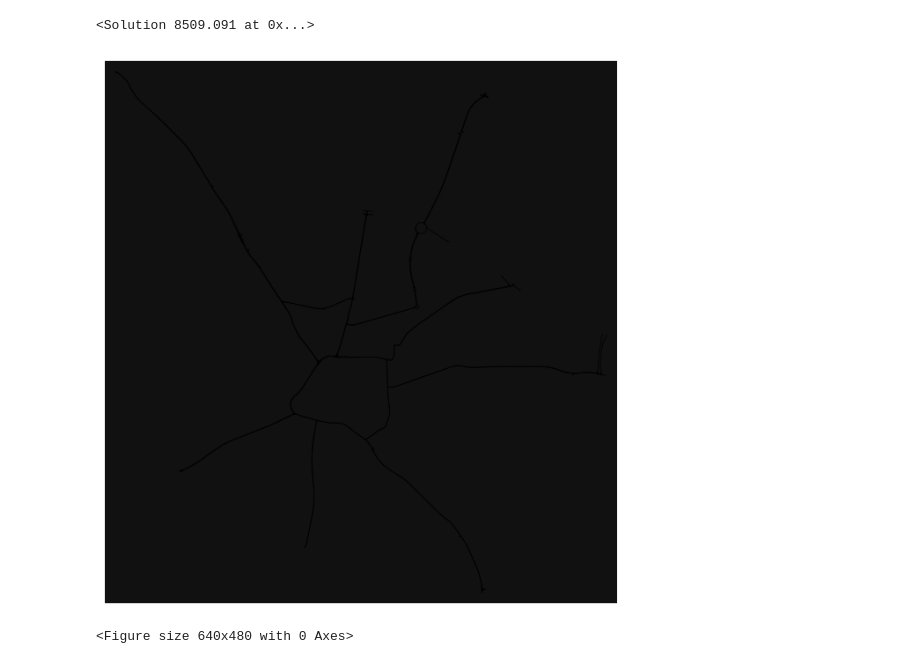
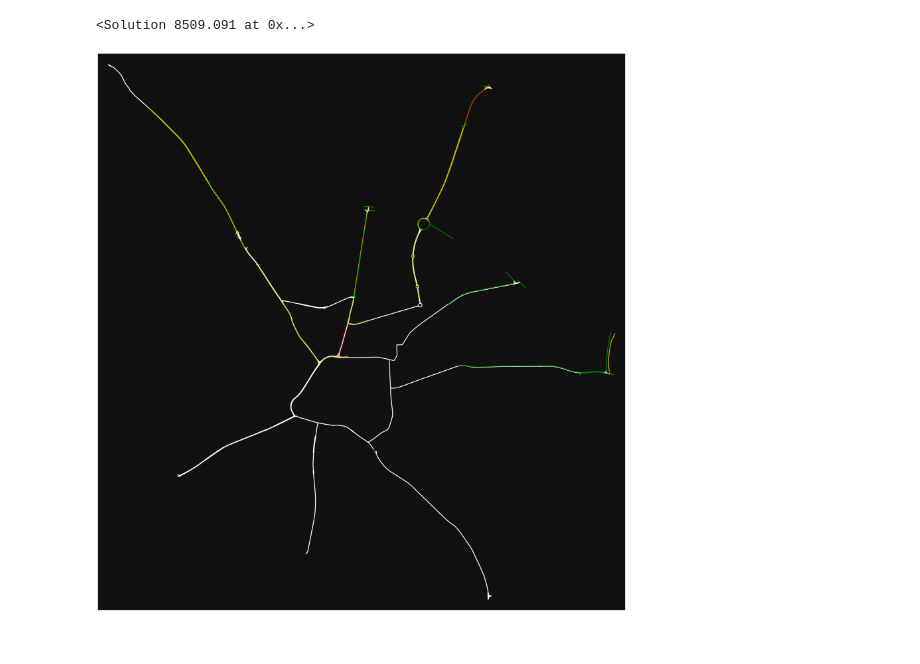
Before and after one commit to nutrija7/diplomska, a Jupyter notebook: new.ipynb, the cells around one changed output. Saved outputs shown, nothing was run; the diff lists cells and outputs as text; code cells hidden in the pictures.

Commit message:
Model with FBA

```diff
--- a/new.ipynb
+++ b/new.ipynb
@@ -44,15 +44,16 @@ for i, row in edges.iterrows():
         # dvosmerna cesta
         # število pasov (lanes) je ponekod tabela vrednosti, tam vzamemo povprečje, poleg tega število pasov delimo z 2, ker se štejejo za obe smeri
         # za maxspeed tudi vzamemo povprečje, saj je ponekod več kot ena vrednost
-        tmp1 = {"u" : u, "v" : v, "osmid" : attr['osmid'], "lanes" : average(attr['lanes']) / 2, "name" : attr['name'], "maxspeed" : average(attr['maxspeed']), "length" : attr['length'], "geometry" : attr['geometry']}
+        # atribut artificial dodan, da vem, katere ceste so umetno dodane in niso originalno v edges
+        tmp1 = {"u" : u, "v" : v, "osmid" : attr['osmid'], "lanes" : average(attr['lanes']) / 2, "name" : attr['name'], "maxspeed" : average(attr['maxspeed']), "length" : attr['length'], "geometry" : attr['geometry'], "artificial": False}
         edges_list.append(tmp1)
-        tmp2 = {"u" : v, "v" : u, "osmid" : attr['osmid'], "lanes" : average(attr['lanes']) / 2, "name" : attr['name'], "maxspeed" : average(attr['maxspeed']), "length" : attr['length'], "geometry" : attr['geometry']}
+        tmp2 = {"u" : v, "v" : u, "osmid" : attr['osmid'], "lanes" : average(attr['lanes']) / 2, "name" : attr['name'], "maxspeed" : average(attr['maxspeed']), "length" : attr['length'], "geometry" : attr['geometry'], "artificial": True}
         edges_list.append(tmp2)
     else:
         # enosmerna cesta
         # število pasov (lanes) je ponekod tabela vrednosti, tam vzamemo povprečje
         # za maxspeed tudi vzamemo povprečje, saj je ponekod več kot ena vrednost
-        tmp = {"u" : u, "v" : v, "osmid" : attr['osmid'], "lanes" : average(attr['lanes']), "name" : attr['name'], "maxspeed" : average(attr['maxspeed']), "length" : attr['length'], "geometry" : attr['geometry']}
+        tmp = {"u" : u, "v" : v, "osmid" : attr['osmid'], "lanes" : average(attr['lanes']), "name" : attr['name'], "maxspeed" : average(attr['maxspeed']), "length" : attr['length'], "geometry" : attr['geometry'], "artificial": False}
         edges_list.append(tmp)
 
 #edges_list
@@ -277,21 +278,66 @@ print(solution)
 # %% [output]
 <Solution 8509.091 at 0x...>
 # %%
-cf = '["highway"~"primary"]'
-graph = ox.graph_from_place("Ljubljana, Slovenia", network_type="drive", custom_filter=cf, simplify="False")
-fig, ax = ox.plot_graph(ox.project_graph(graph), edge_color="k", edge_linewidth=0.5, node_size=0)
+# analiziramo pretoke po cestah in jih shranimo v tabelo, tam kjer so umetno ločene dvosmerne ceste (v edges_list je artificial = True), bomo naredili
+# vsoto pretoka v obeh smereh
+edges_fluxes = [0] * len(G.edges)
+# ker so reakcije oblike: Mx-intersection -> Mz, Mz -> My-intersection, moramo voditi evidenco, da ne bomo pretoka dodajali 2x
+ze_dodano = [False] * len(G.edges)
+ze_dodano_artificial = [False] * len(G.edges)
+for reaction in model.reactions:
+    # indeks metabolitov, ki niso intersection, je položaj ceste v edges_list
+    try:
+        r1 = reaction.reactants[0].id.split('-')[0].split('M')[1]
+        r1 = int(r1)
+    except Exception:
+        r1 = -1
 
-# Now, change the width of specific edges (motorways) to a different value
-for edge in graph.edges:
-    graph[edge[0]][edge[1]][0]["width"] = 5.0  # Set the desired width (e.g., 5.0)
+    try:
+        p1 = reaction.products[0].id.split('-')[0].split('M')[1]
+        p1 = int(p1)
+    except Exception:
+        p1 = -1
 
-# Plot the graph again with the updated edge widths
-ox.plot_graph(ox.project_graph(graph), ax=ax, edge_color="k", edge_linewidth=0.5, node_size=0)
+    if r1 >= 0 and r1 < len(edges_list):
+        target_osmid_list = edges_list[r1]['osmid']
+        mask = edges['osmid'].apply(lambda osmids: osmids == target_osmid_list)
+        indeks = list(mask).index(True)
+        # dvosmerna cesta
+        if not ze_dodano_artificial[indeks] and edges_list[r1]['artificial']:
+            edges_fluxes[indeks] += solution.fluxes[reaction.id]
+            ze_dodano_artificial[indeks] = True
+        else:
+            if not ze_dodano[indeks]:
+                edges_fluxes[indeks] = solution.fluxes[reaction.id]
+                ze_dodano[indeks] = True
+    elif p1 >= 0 and p1 < len(edges_list):
+        target_osmid_list = edges_list[p1]['osmid']
+        mask = edges['osmid'].apply(lambda osmids: osmids == target_osmid_list)
+        indeks = list(mask).index(True)
+        # dvosmerna cesta
+        if not ze_dodano_artificial[indeks] and edges_list[p1]['artificial']:
+            edges_fluxes[indeks] += solution.fluxes[reaction.id]
+            ze_dodano_artificial[indeks] = True
+        else:
+            if not ze_dodano[indeks]:
+                edges_fluxes[indeks] = solution.fluxes[reaction.id]
+                ze_dodano[indeks] = True
 
-plt.show()
+
+barve = ['']*len(G.edges)
+for i in range(len(G.edges)):
+    if edges_fluxes[i] < 200:
+        barve[i] = 'w'
+    elif edges_fluxes[i] >= 200 and edges_fluxes[i] <= 2000:
+        barve[i] = 'g'
+    elif edges_fluxes[i] > 2000 and edges_fluxes[i] < 3500:
+        barve[i] = 'y'
+    else:
+        barve[i] = 'r'
+
+fig, ax = ox.plot_graph(G, figsize=(58.33, 38.57), dpi=100, node_size=0, edge_color=barve, edge_linewidth=3)
 # %% [output]
-[figure, old version]
+[figure, new version]
-<Figure size 640x480 with 0 Axes>
 # %%
 for el in edges_list:
  el['geometry'] = list(el['geometry'].coords)
```
